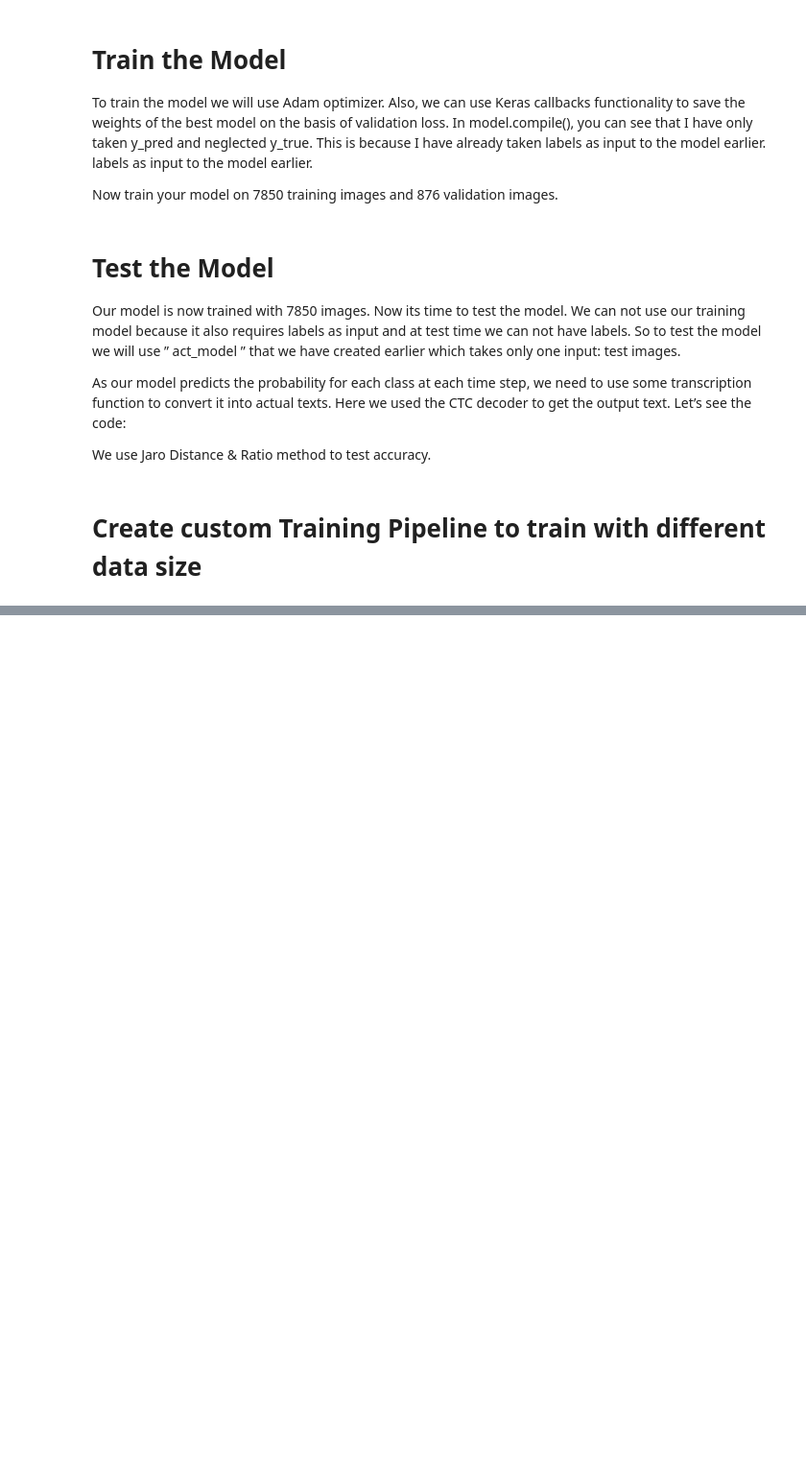
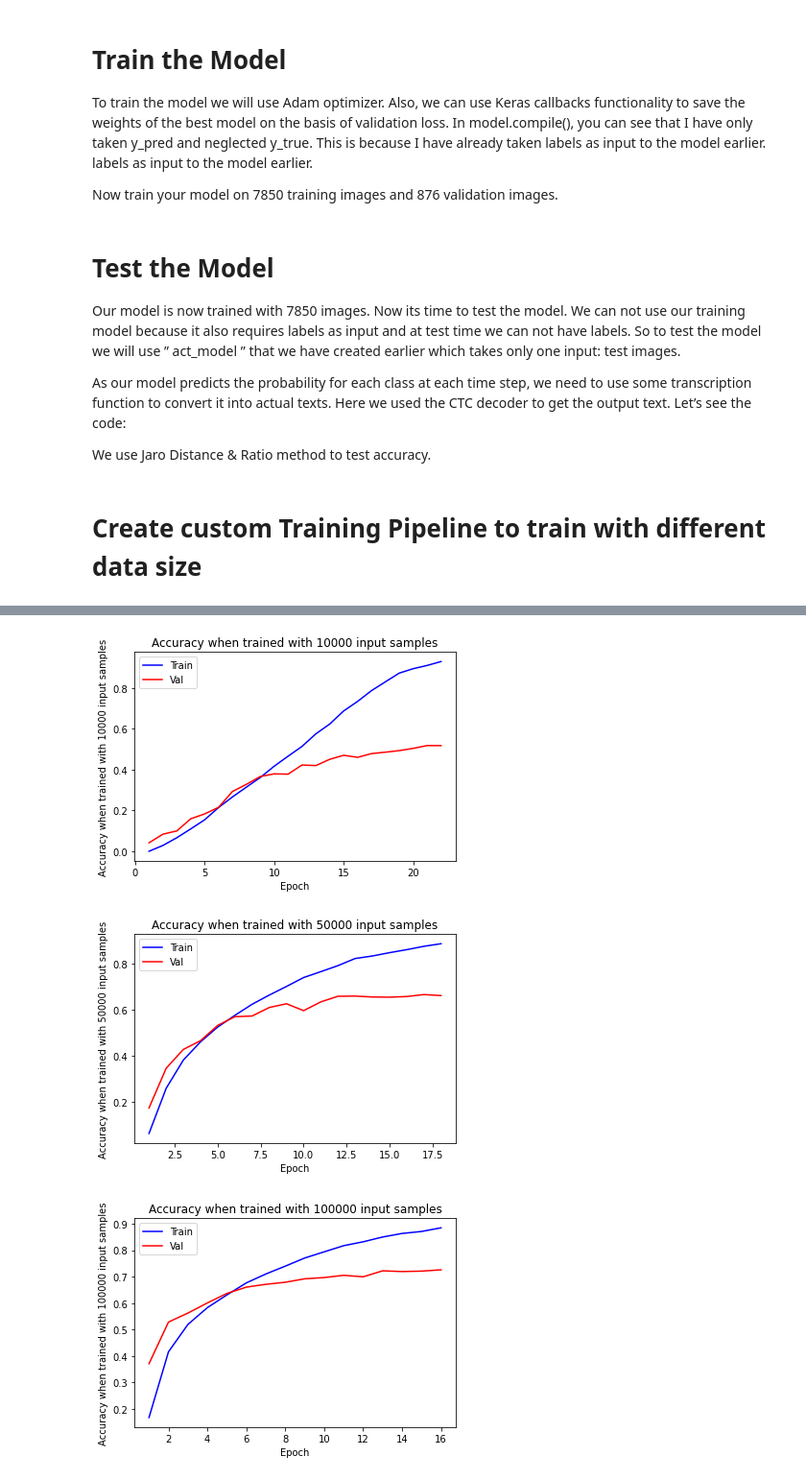
Before and after one commit to kaicong12/CRNN-HandWriting-Recognition, a Jupyter notebook: KC_Handwritting_CRNN.ipynb, the cells around one changed output, grey strips where cells are left out. Shown at 96% size. Drawn from its saved outputs; the diff is of its cells as text; code cells hidden in the pictures; blank space fills up the shorter version.

```diff
--- a/KC_Handwritting_CRNN.ipynb
+++ b/KC_Handwritting_CRNN.ipynb
@@ -502,3 +489,15 @@ Epoch 12/30
 # %%
 # pipeline.visualize_prediction(best_weight, 102, 105)
+# %%
+for sample_size, history in histories.items():
+    acc = history.history['accuracy']
+    val_acc = history.history['val_accuracy']
+    epochs = range(1,len(acc)+1)
+
+    # utils function to visualize training and validation accuracy
+    plot_graph(epochs, acc, val_acc, f"Accuracy when trained with {sample_size} input samples")
+# %% [output]
+[figure, added]
+[figure, added]
+[figure, added]
 # %%
```
Also changed, not shown: parts of 6 cells of this notebook.
